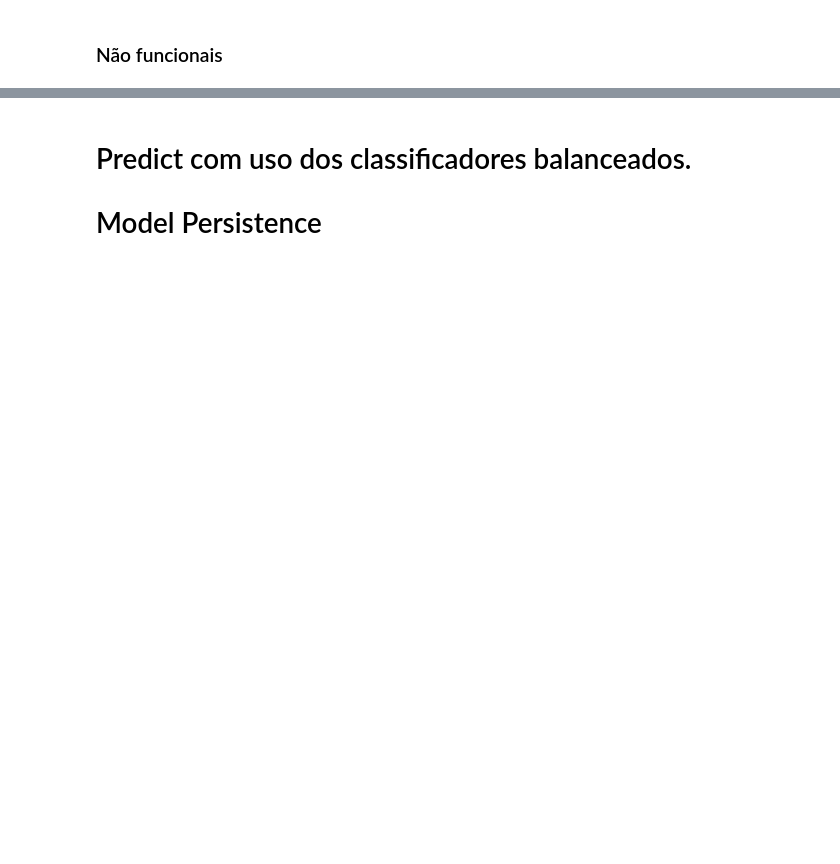
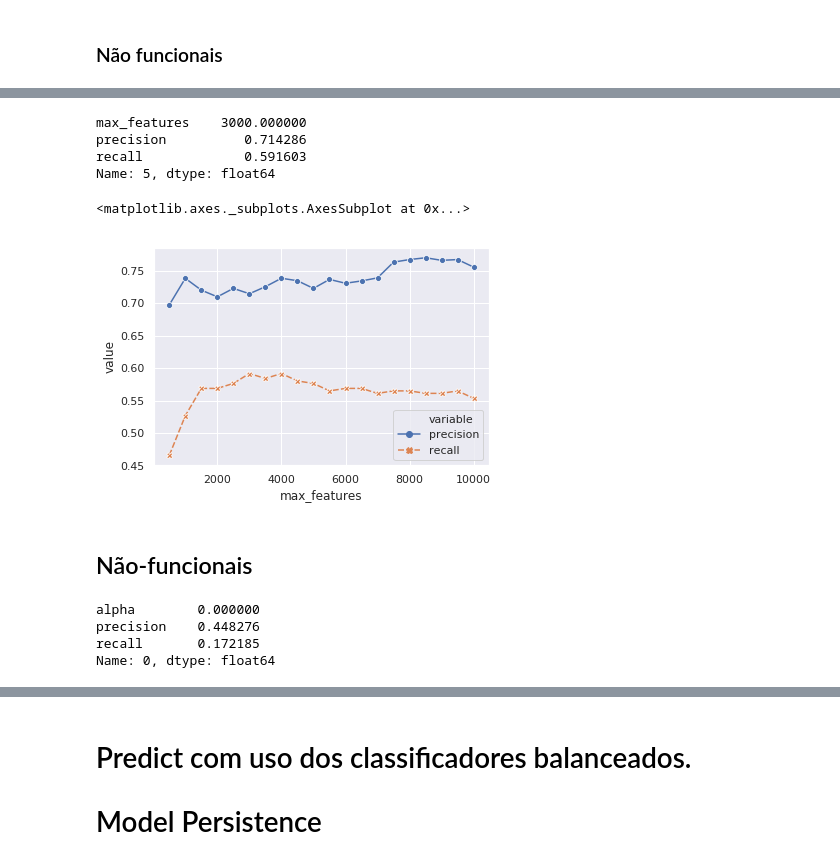
Before and after one commit to SabinoGs/tcc1, a Jupyter notebook: notebooks/Classificação AUTOMATICA - TCC2.ipynb, the cells around one changed output, grey strips where cells are left out. Saved outputs shown, nothing was run; the diff lists cells and outputs as text; code cells hidden in the pictures; blank space fills up the shorter version.

```diff
--- a/notebooks/Classificação AUTOMATICA - TCC2.ipynb
+++ b/notebooks/Classificação AUTOMATICA - TCC2.ipynb
@@ -377,0 +469,48 @@ weighted avg       0.83      0.79      0.69       756
+# %%
+max_features_dict = {
+    'precision' : list(),
+    'recall': list(),
+    'max_features': list()
+}
+
+max_features = 500
+for i in range(0,20):
+    text_classifier_funcionais_balanceados = Pipeline([
+        ('tfidf',TfidfVectorizer(ngram_range=(1,2), max_features=max_features)),
+        ('clf',MultinomialNB(alpha=0.1)),
+    ])
+
+    text_classifier_funcionais_balanceados.fit(X_train, y_train)
+    predicted_funcionais_balanceados = text_classifier_funcionais_balanceados.predict(X_test)
+
+    output_dict = classification_report(y_test, predicted_funcionais_balanceados, output_dict=True)
+
+    max_features_dict['recall'].append(output_dict['sim']['recall'])
+    max_features_dict['precision'].append(output_dict['sim']['precision'])
+    max_features_dict['max_features'].append(max_features)
+    max_features = max_features + 500
+
+max_features_dict = pd.DataFrame(max_features_dict)
+# %%
+max_features_dict.loc[max_features_dict['recall'].idxmax()]
+# %% [output]
+max_features    3000.000000
+precision          0.714286
+recall             0.591603
+Name: 5, dtype: float64
+# %%
+sns.set(style="darkgrid")
+sns.lineplot(
+    x='max_features',
+    y='value',
+    hue='variable',
+    style='variable',
+    markers=True,
+    dashes=True,
+    data=max_features_dict.melt('max_features')
+)
+# %% [output]
+<matplotlib.axes._subplots.AxesSubplot at 0x...>
+[figure, added]
+# %% [markdown]
+## Não-funcionais
@@ -377,0 +555,7 @@ weighted avg       0.83      0.79      0.69       756
+# %%
+alpha_dict.loc[alpha_dict['recall'].idxmax()]
+# %% [output]
+alpha        0.000000
+precision    0.448276
+recall       0.172185
+Name: 0, dtype: float64
```
Also changed, not shown: parts of 34 cells of this notebook.
